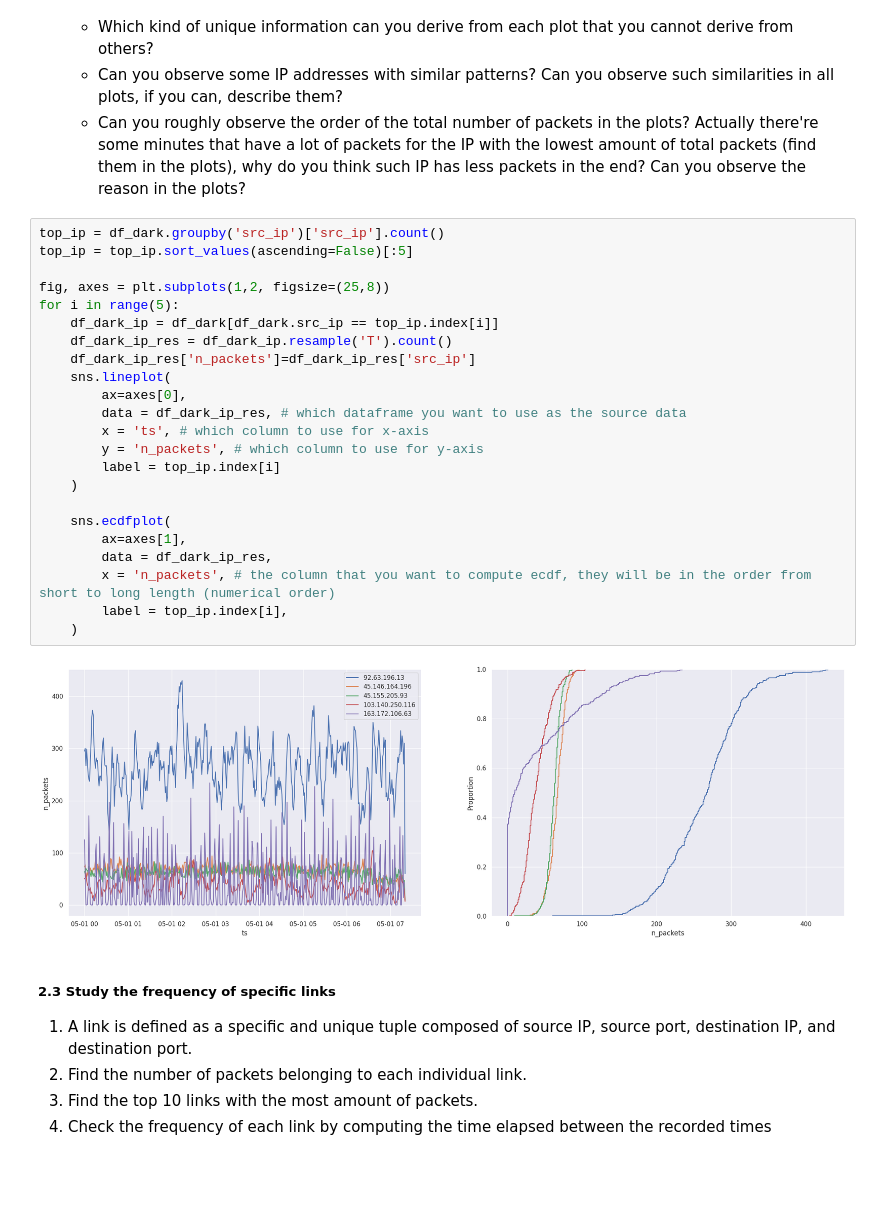
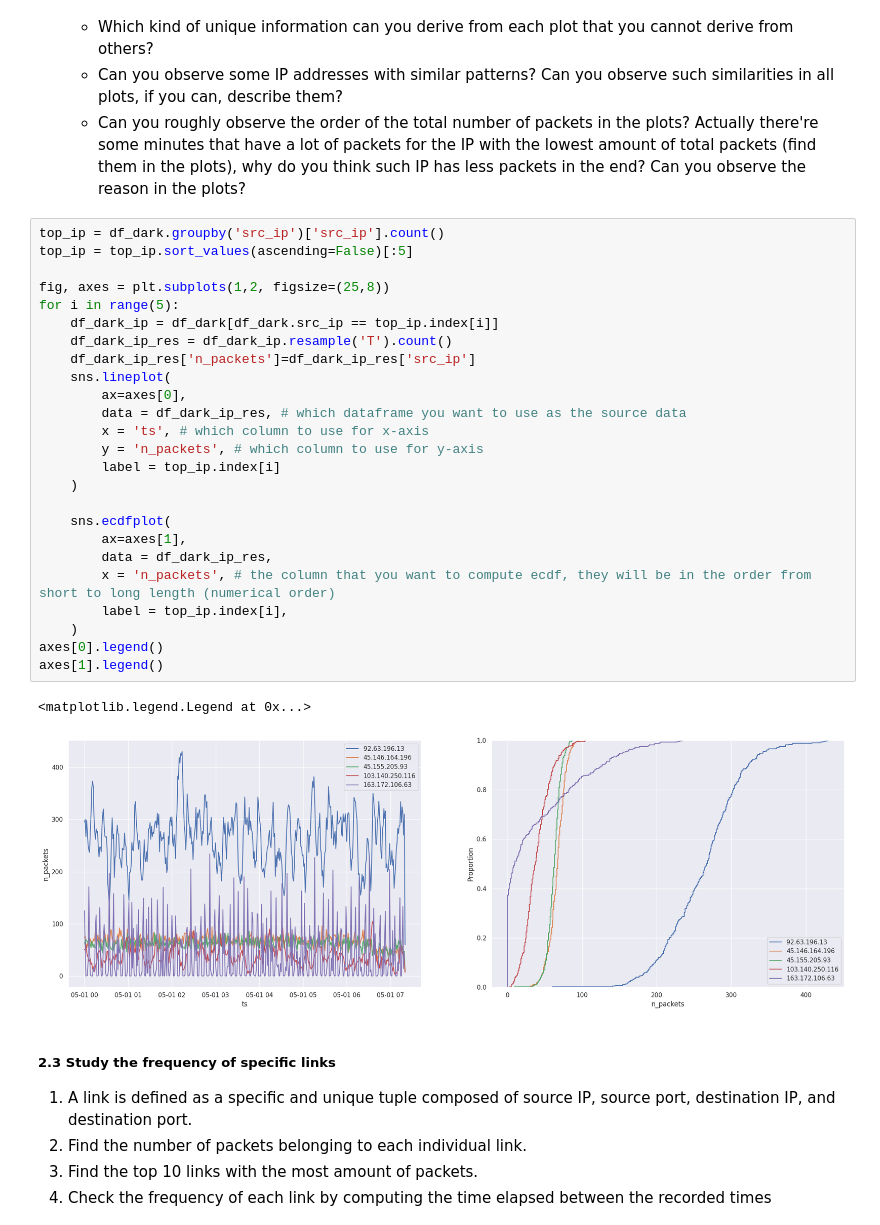
Before and after one commit to eferollo/ML4N, a Jupyter notebook: Labs/LAB4/lab_4.ipynb, the cells around one changed output. Drawn from its saved outputs; the diff is of its cells as text; blank space fills up the shorter version.

```diff
--- a/Labs/LAB4/lab_4.ipynb
+++ b/Labs/LAB4/lab_4.ipynb
@@ -380,28 +380,31 @@ sns.histplot(
 # %%
 top_ip = df_dark.groupby('src_ip')['src_ip'].count()
 top_ip = top_ip.sort_values(ascending=False)[:5]
 
 fig, axes = plt.subplots(1,2, figsize=(25,8))
 for i in range(5):
     df_dark_ip = df_dark[df_dark.src_ip == top_ip.index[i]]
     df_dark_ip_res = df_dark_ip.resample('T').count()
     df_dark_ip_res['n_packets']=df_dark_ip_res['src_ip']
     sns.lineplot(
         ax=axes[0],
         data = df_dark_ip_res, # which dataframe you want to use as the source data
         x = 'ts', # which column to use for x-axis
         y = 'n_packets', # which column to use for y-axis
         label = top_ip.index[i]
     )
 
     sns.ecdfplot(
         ax=axes[1],
         data = df_dark_ip_res,
         x = 'n_packets', # the column that you want to compute ecdf, they will be in the order from short to long length (numerical order)
         label = top_ip.index[i],
     )
+axes[0].legend()
+axes[1].legend()
 # %% [output]
+<matplotlib.legend.Legend at 0x...>
-[figure, old version]
+[figure, new version]
 # %% [markdown]
 ##### 2.3 Study the frequency of specific links
 1. A link is defined as a specific and unique tuple composed of source IP, source port, destination IP, and destination port.
```
Also changed, not shown: parts of 1 cell of this notebook, 3 other files.
